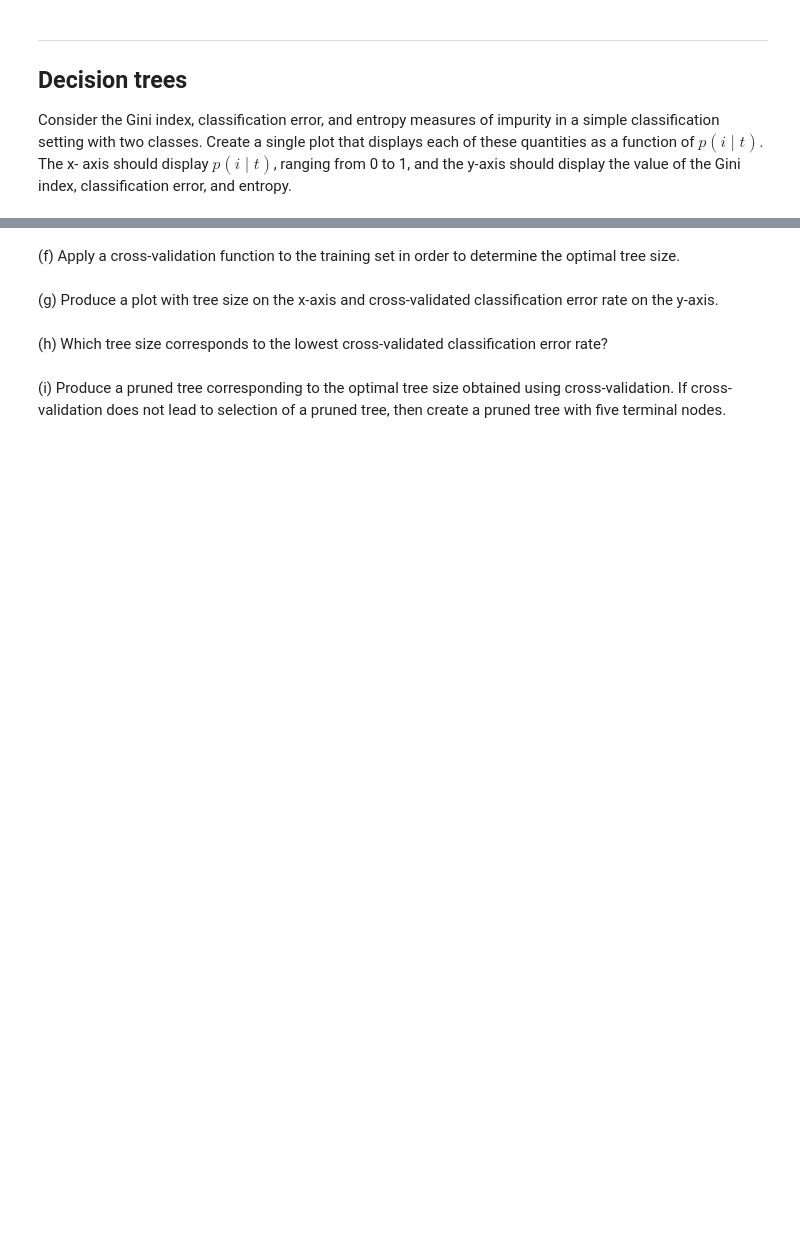
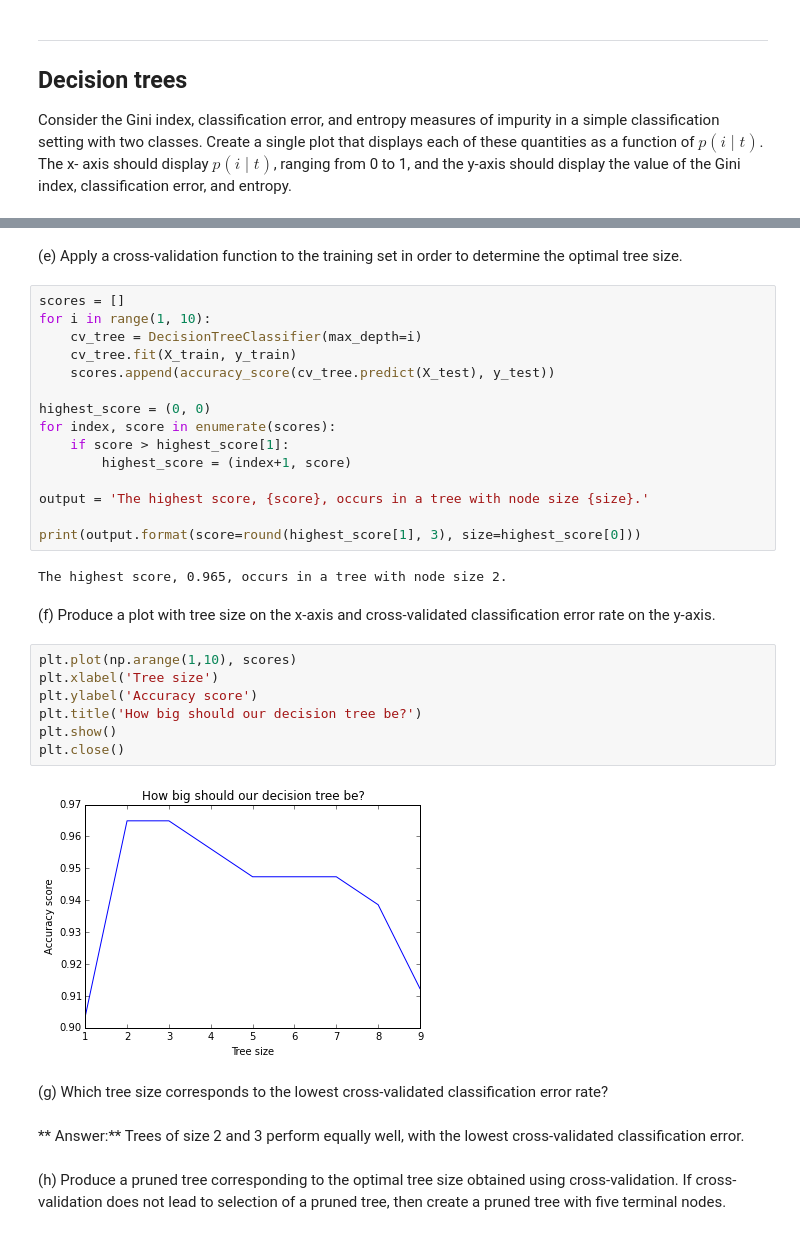
Before and after one commit to jeancochrane/learning, a Jupyter notebook: python-machine-learning/code/ch03solutions.ipynb, the cells around one changed output, grey strips where cells are left out. Drawn from its saved outputs; the diff is of its cells as text; blank space fills up the shorter version.

```diff
--- a/python-machine-learning/code/ch03solutions.ipynb
+++ b/python-machine-learning/code/ch03solutions.ipynb
@@ -457,8 +533,36 @@ This problem involves the OJ data set which is part of the ISLR package.
 # %% [markdown]
-(f) Apply a cross-validation function to the training set in order to determine the optimal tree size.
+(e) Apply a cross-validation function to the training set in order to determine the optimal tree size.
+# %%
+scores = []
+for i in range(1, 10):
+    cv_tree = DecisionTreeClassifier(max_depth=i)
+    cv_tree.fit(X_train, y_train)
+    scores.append(accuracy_score(cv_tree.predict(X_test), y_test))
+
+highest_score = (0, 0)
+for index, score in enumerate(scores):
+    if score > highest_score[1]:
+        highest_score = (index+1, score)
+
+output = 'The highest score, {score}, occurs in a tree with node size {size}.'
+
+print(output.format(score=round(highest_score[1], 3), size=highest_score[0]))
+# %% [output]
+The highest score, 0.965, occurs in a tree with node size 2.
 # %% [markdown]
-(g) Produce a plot with tree size on the x-axis and cross-validated classification error rate on the y-axis.
+(f) Produce a plot with tree size on the x-axis and cross-validated classification error rate on the y-axis.
+# %%
+plt.plot(np.arange(1,10), scores)
+plt.xlabel('Tree size')
+plt.ylabel('Accuracy score')
+plt.title('How big should our decision tree be?')
+plt.show()
+plt.close()
+# %% [output]
+[figure, added]
 # %% [markdown]
-(h) Which tree size corresponds to the lowest cross-validated classification error rate?
+(g) Which tree size corresponds to the lowest cross-validated classification error rate?
+# %% [markdown]
+** Answer:** Trees of size 2 and 3 perform equally well, with the lowest cross-validated classification error.
 # %% [markdown]
-(i) Produce a pruned tree corresponding to the optimal tree size obtained using cross-validation. If cross-validation does not lead to selection of a pruned tree, then create a pruned tree with five terminal nodes.
+(h) Produce a pruned tree corresponding to the optimal tree size obtained using cross-validation. If cross-validation does not lead to selection of a pruned tree, then create a pruned tree with five terminal nodes.
```
Also changed, not shown: parts of 25 cells of this notebook, 3 other files.
